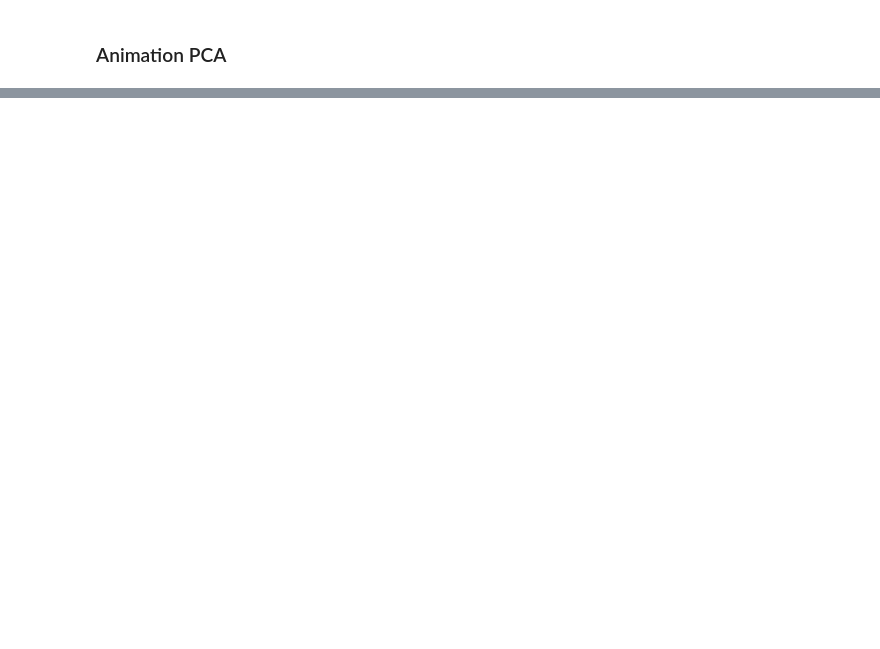
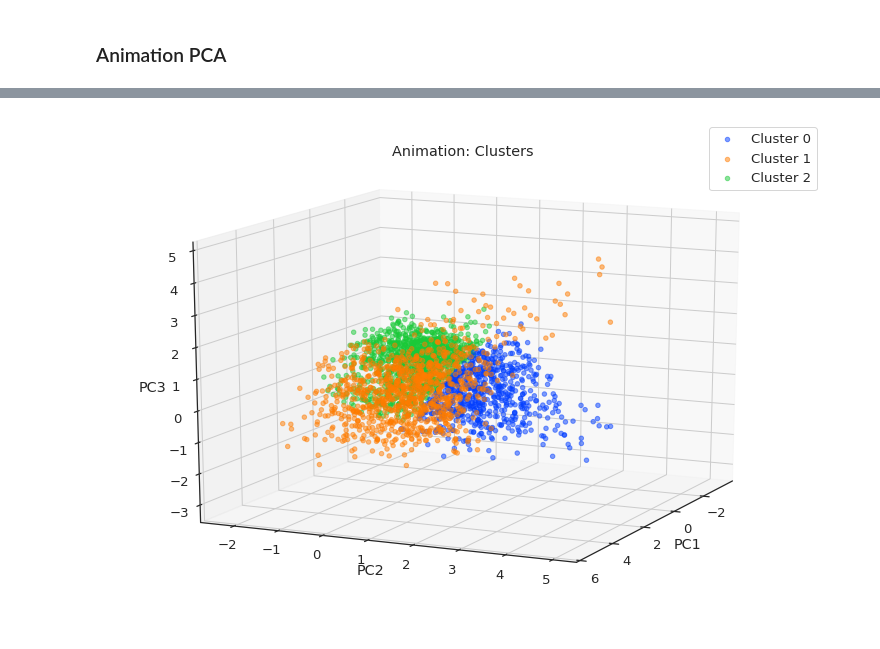
Before and after one commit to andresdha/Letterboxd_Data, a Jupyter notebook: Letterboxd Data Analysis.ipynb, the cells around one changed output, grey strips where cells are left out. Drawn from its saved outputs; the diff is of its cells as text; code cells hidden in the pictures; blank space fills up the shorter version.

```diff
--- a/Letterboxd Data Analysis.ipynb
+++ b/Letterboxd Data Analysis.ipynb
@@ -1206,0 +1550,4 @@ anim_features_to_scale = animation[['avg_rating', 'running_time', 'like_to_views
+# %%
+anim_clusters = anim_kmeans_per_k[2]
+# %%
+animation['cluster'] = anim_clusters.labels_
@@ -1206,0 +1556,38 @@ anim_features_to_scale = animation[['avg_rating', 'running_time', 'like_to_views
+# %%
+
+fig = plt.figure(figsize=(10,7))
+
+ax = Axes3D(fig)
+# Plotting Cluster 0
+x_0 = anim_reduced[animation.cluster == 0].PC1
+y_0 = anim_reduced[animation.cluster == 0].PC2
+z_0 = anim_reduced[animation.cluster == 0].PC3
+ax.scatter(x_0, y_0, z_0, label='Cluster 0', marker='o', alpha=0.5)
+
+# Plotting Cluster 1
+x_1 = anim_reduced[animation.cluster == 1].PC1
+y_1 = anim_reduced[animation.cluster == 1].PC2
+z_1 = anim_reduced[animation.cluster == 1].PC3
+ax.scatter(x_1, y_1, z_1, label='Cluster 1', marker='o', alpha=0.5)
+
+# Plotting Cluster 2
+x_2 = anim_reduced[animation.cluster == 2].PC1
+y_2 = anim_reduced[animation.cluster == 2].PC2
+z_2 = anim_reduced[animation.cluster == 2].PC3
+ax.scatter(x_2, y_2, z_2, label='Cluster 2', marker='o', alpha=0.5)
+
+
+
+
+ax.set_xlabel('PC1')
+ax.set_ylabel('PC2')
+ax.set_zlabel('PC3')
+ax.set_title('Animation: Clusters')
+
+ax.view_init(15, 25)
+
+plt.legend()
+
+plt.show()
+# %% [output]
+[figure, added]
```
Also changed, not shown: parts of 68 cells of this notebook, 8 other files.
